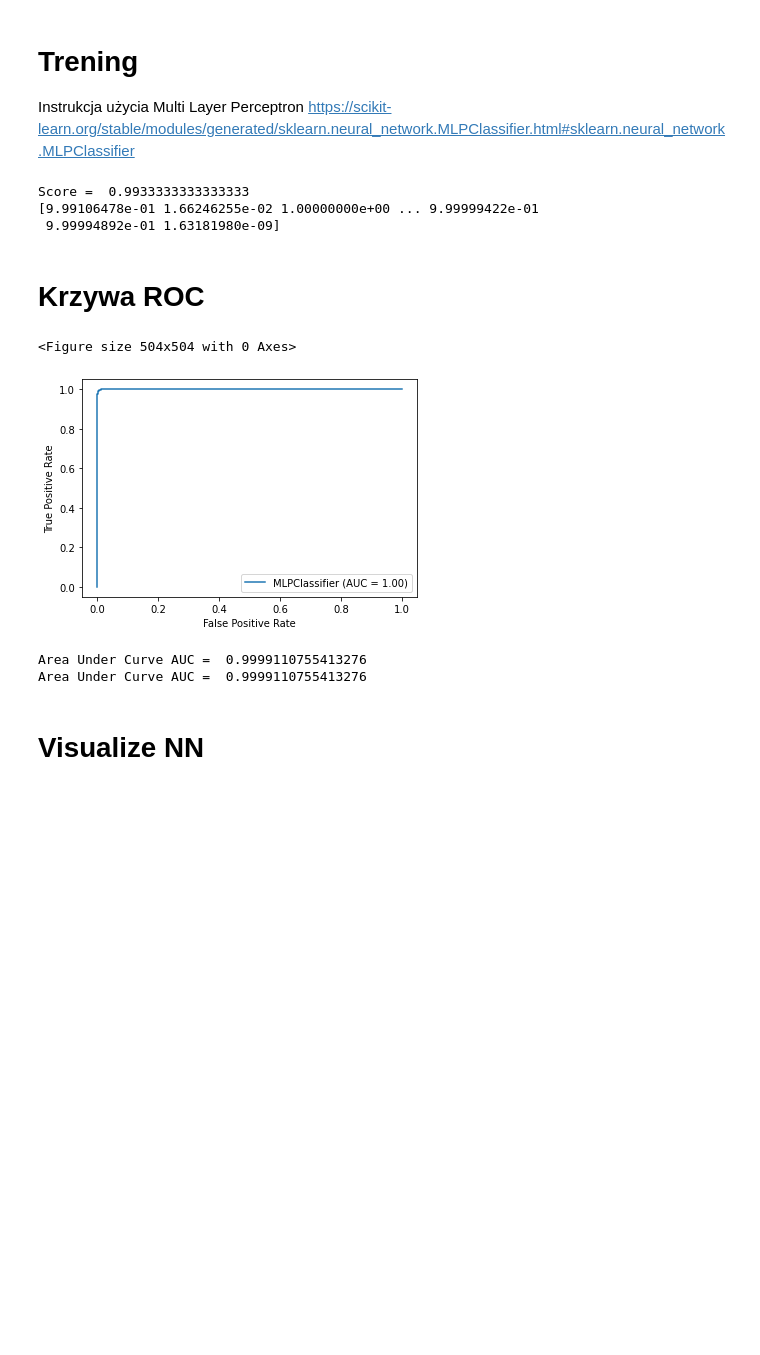
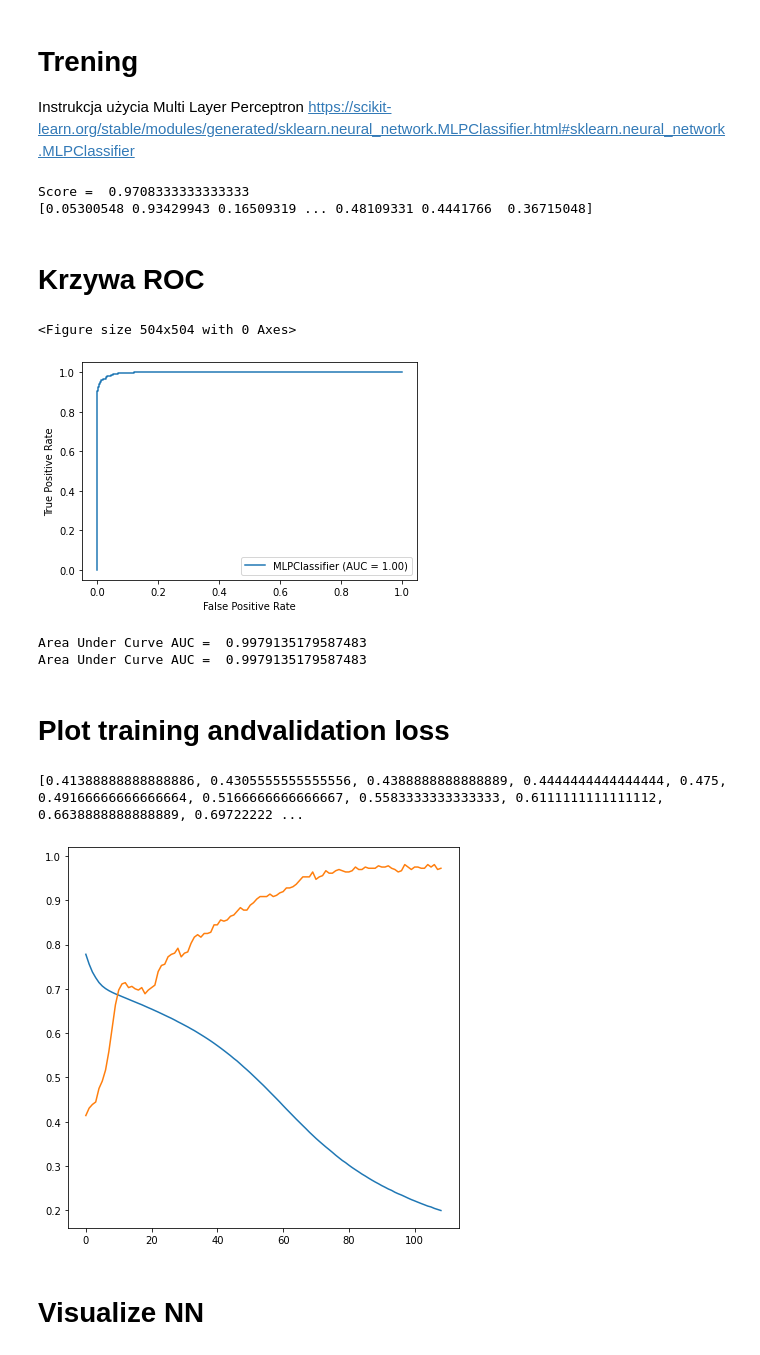
Before and after one commit to marcinwolter/DeepLearning_2020_private, a Jupyter notebook: cwiczenia_1a.ipynb, the cells around one changed output. Drawn from its saved outputs; the diff is of its cells as text; code cells hidden in the pictures; blank space fills up the shorter version.

```diff
--- a/cwiczenia_1a.ipynb
+++ b/cwiczenia_1a.ipynb
@@ -380,7 +380,8 @@ Instrukcja użycia Multi Layer Perceptron
 https://scikit-learn.org/stable/modules/generated/sklearn.neural_network.MLPClassifier.html#sklearn.neural_network.MLPClassifier
 # %%
 
-clf = MLPClassifier(hidden_layer_sizes=(10,10), activation='tanh', alpha=0.0000001, max_iter=1000)
+clf = MLPClassifier(hidden_layer_sizes=(10,10), activation='tanh', alpha=0.0000001, early_stopping=True,validation_fraction=0.2)
+                    #max_iter=1000)
 
 
 clf.fit(X_train, y_train)
@@ -393,9 +394,8 @@ print("Score = ",score)
 Z = clf.predict_proba(X_test)[:,1] # returns probability
 print(Z)
 # %% [output]
-Score =  0.9933333333333333
-[9.99106478e-01 1.66246255e-02 1.00000000e+00 ... 9.99999422e-01
- 9.99994892e-01 1.63181980e-09]
+Score =  0.9708333333333333
+[0.05300548 0.93429943 0.16509319 ... 0.48109331 0.4441766  0.36715048]
 # %% [markdown]
 # **Krzywa ROC**
 # %%
@@ -415,9 +415,23 @@ print("Area Under Curve AUC = ",roc_auc)
 print("Area Under Curve AUC = ",roc_auc_score(y_test, clf.predict_proba(X_test)[:,1]))
 # %% [output]
 <Figure size 504x504 with 0 Axes>
-[figure, old version]
+[figure, new version]
-Area Under Curve AUC =  0.9999110755413276
-Area Under Curve AUC =  0.9999110755413276
+Area Under Curve AUC =  0.9979135179587483
+Area Under Curve AUC =  0.9979135179587483
+# %% [markdown]
+# Plot training andvalidation loss
+# %%
+fig=plt.figure(figsize=(7,7))
+
+plt.plot(clf.loss_curve_)
+#Warning: thiscan be usedonly if early_stopping=True
+print(clf.validation_scores_)
+plt.plot(np.asarray(clf.validation_scores_))
+
+plt.show()
+# %% [output]
+[0.41388888888888886, 0.4305555555555556, 0.4388888888888889, 0.4444444444444444, 0.475, 0.49166666666666664, 0.5166666666666667, 0.5583333333333333, 0.6111111111111112, 0.6638888888888889, 0.69722222 ...
+[figure, added]
 # %% [markdown]
 # Visualize NN
 # %%
```
Also changed, not shown: parts of 9 cells of this notebook.
